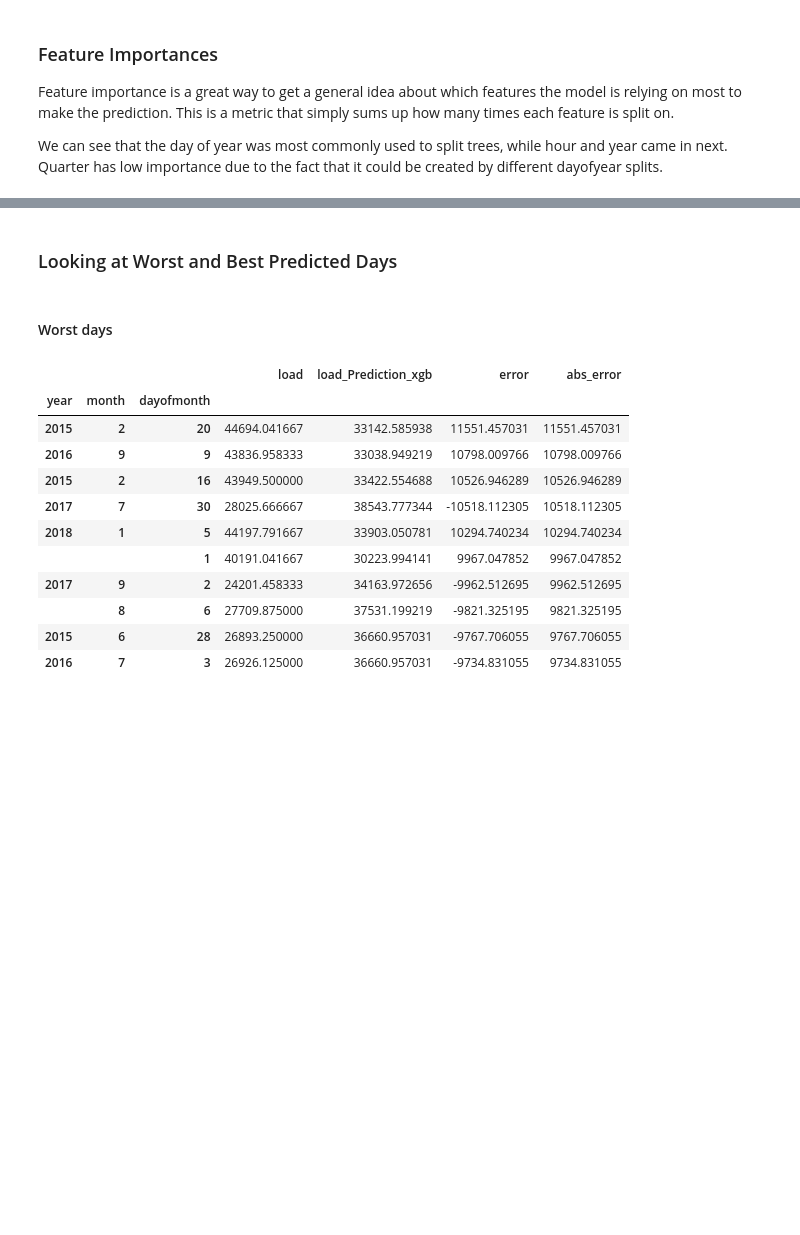
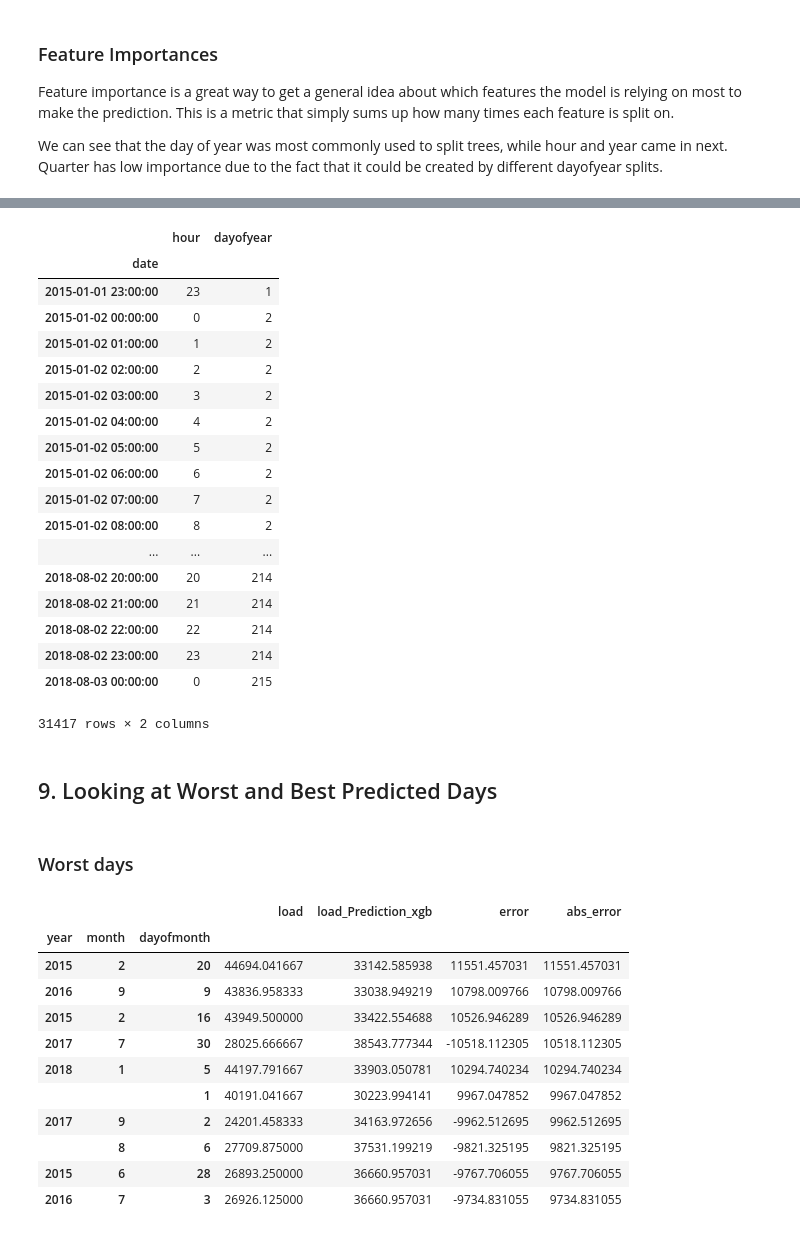
Before and after one commit to robmoratore/ShellDnA, a Jupyter notebook: Shell_Dna_EnergyLoad.ipynb, the cells around one changed output, grey strips where cells are left out. Cells and saved outputs as stored; diff of their text form; code cells hidden in the pictures; blank space fills up the shorter version.

```diff
--- a/Shell_Dna_EnergyLoad.ipynb
+++ b/Shell_Dna_EnergyLoad.ipynb
@@ -331,5 +395,27 @@ _ = plot_importance(reg, height=0.9)
+# %%
+df_full_test[include_variables]
+# %% [output]
+|  | hour | dayofyear |
+| date |  |  |
+| 2015-01-01 23:00:00 | 23 | 1 |
+| 2015-01-02 00:00:00 | 0 | 2 |
+| 2015-01-02 01:00:00 | 1 | 2 |
+| 2015-01-02 02:00:00 | 2 | 2 |
+| 2015-01-02 03:00:00 | 3 | 2 |
+| 2015-01-02 04:00:00 | 4 | 2 |
+| 2015-01-02 05:00:00 | 5 | 2 |
+| 2015-01-02 06:00:00 | 6 | 2 |
+| 2015-01-02 07:00:00 | 7 | 2 |
+| 2015-01-02 08:00:00 | 8 | 2 |
+| ... | ... | ... |
+| 2018-08-02 20:00:00 | 20 | 214 |
+| 2018-08-02 21:00:00 | 21 | 214 |
+| 2018-08-02 22:00:00 | 22 | 214 |
+| 2018-08-02 23:00:00 | 23 | 214 |
+| 2018-08-03 00:00:00 | 0 | 215 |
+31417 rows × 2 columns
 # %% [markdown]
-### Looking at Worst and Best Predicted Days
+## 9. Looking at Worst and Best Predicted Days <a class="anchor" id="bestworst"></a>
 # %%
 df_full_test['error'] = df_full_test['load'] - df_full_test['load_Prediction_xgb']
 df_full_test['abs_error'] = df_full_test['error'].apply(np.abs)
@@ -340,7 +426,7 @@ df_plot=df_full_test
 df_plot.index=df_plot['date']
 df_plot=df_plot[['load_Prediction_xgb','load']]
 # %% [markdown]
-#### Worst days
+### Worst days
 # %%
 error_by_day.sort_values('abs_error', ascending=False).head(10)
 # %% [output]
```
Also changed, not shown: parts of 57 cells of this notebook.
